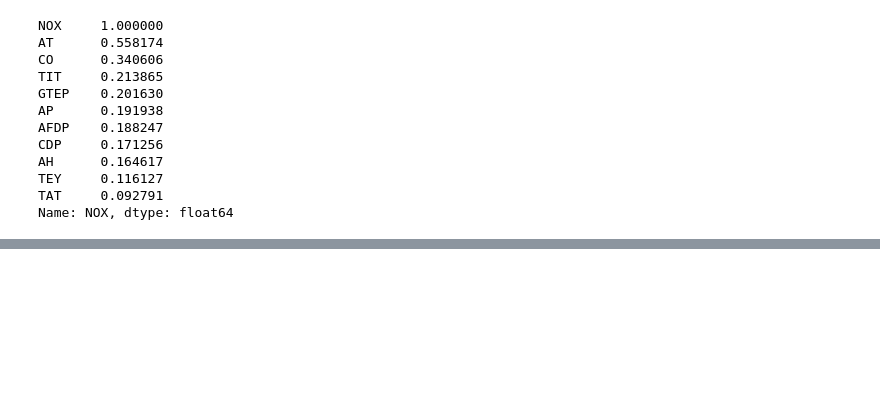
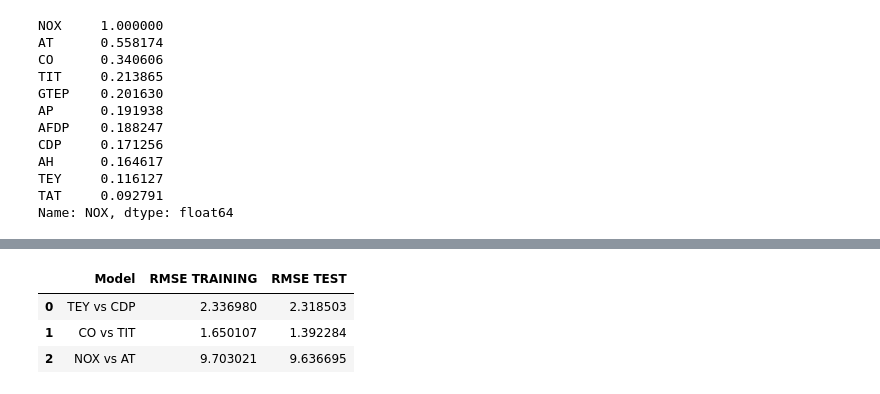
Before and after one commit to ZafeerAbbasi/MSE_413, a Jupyter notebook: Lab1/Part2.ipynb, the cells around one changed output, grey strips where cells are left out. Cells and saved outputs as stored; diff of their text form; code cells hidden in the pictures; blank space fills up the shorter version.

```diff
--- a/Lab1/Part2.ipynb
+++ b/Lab1/Part2.ipynb
@@ -78,0 +134,48 @@ LinearRegression()
+# %%
+# 2. Evaluate each model's performance on both train and test sets. Report the R-squared (R2)
+# and RMSE values. (you may use built-in functions of sklearn.metrics) (5 points)
+
+### R-Squared Values
+y1_train_pred = simp_lin_reg1.predict( x1_train )
+r2_1_train = r2_score( y1_train, y1_train_pred )
+y1_test_pred = simp_lin_reg1.predict( x1_test )
+r2_1_test = r2_score( y1_test, y1_test_pred )
+
+y2_train_pred = simp_lin_reg2.predict( x2_train )
+r2_2_train = r2_score( y2_train, y2_train_pred )
+y2_test_pred = simp_lin_reg2.predict( x2_test )
+r2_2_test = r2_score( y2_test, y2_test_pred )
+
+y3_train_pred = simp_lin_reg3.predict( x3_train )
+r2_3_train = r2_score( y3_train, y3_train_pred )
+y3_test_pred = simp_lin_reg3.predict( x3_test )
+r2_3_test = r2_score( y3_test, y3_test_pred )
+
+r2_data = pd.DataFrame({
+    "Model": [ "TEY vs CDP", "CO vs TIT", "NOX vs AT" ],
+    "R-Squared TRAINING": [ r2_1_train, r2_2_train, r2_3_train ] ,
+    "R-Squared TEST": [r2_1_test, r2_2_test, r2_3_test]
+    })
+r2_data.head( )
+
+### Root Mean Squared Error
+rmse1_train = math.sqrt( mean_squared_error( y1_train, y1_train_pred ) )
+rmse1_test = math.sqrt( mean_squared_error( y1_test, y1_test_pred ) )
+
+rmse2_train = math.sqrt( mean_squared_error( y2_train, y2_train_pred ) )
+rmse2_test = math.sqrt( mean_squared_error( y2_test, y2_test_pred ) )
+
+rmse3_train = math.sqrt( mean_squared_error( y3_train, y3_train_pred ) )
+rmse3_test = math.sqrt( mean_squared_error( y3_test, y3_test_pred ) )
+
+rmse_data = pd.DataFrame({
+    "Model": [ "TEY vs CDP", "CO vs TIT", "NOX vs AT" ],
+    "RMSE TRAINING": [ rmse1_train, rmse2_train, rmse3_train ] ,
+    "RMSE TEST": [rmse1_test, rmse2_test, rmse3_test]
+    })
+rmse_data.head( )
+# %% [output]
+|  | Model | RMSE TRAINING | RMSE TEST |
+| 0 | TEY vs CDP | 2.336980 | 2.318503 |
+| 1 | CO vs TIT | 1.650107 | 1.392284 |
+| 2 | NOX vs AT | 9.703021 | 9.636695 |
```
Also changed, not shown: parts of 7 cells of this notebook, 1 other file.
